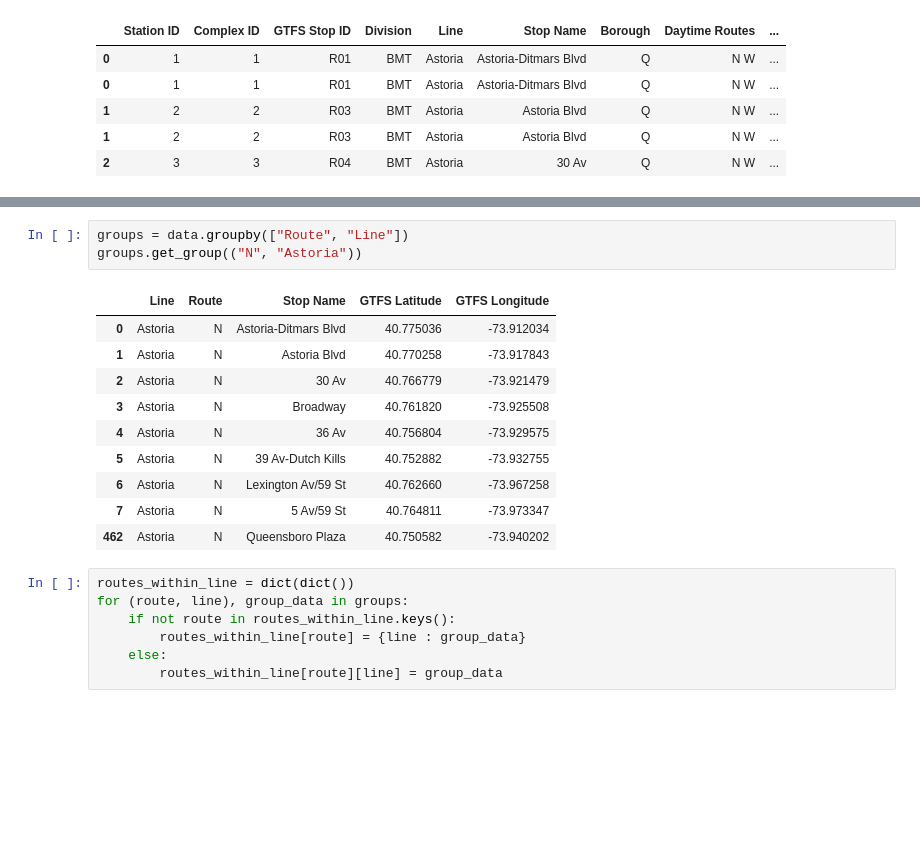
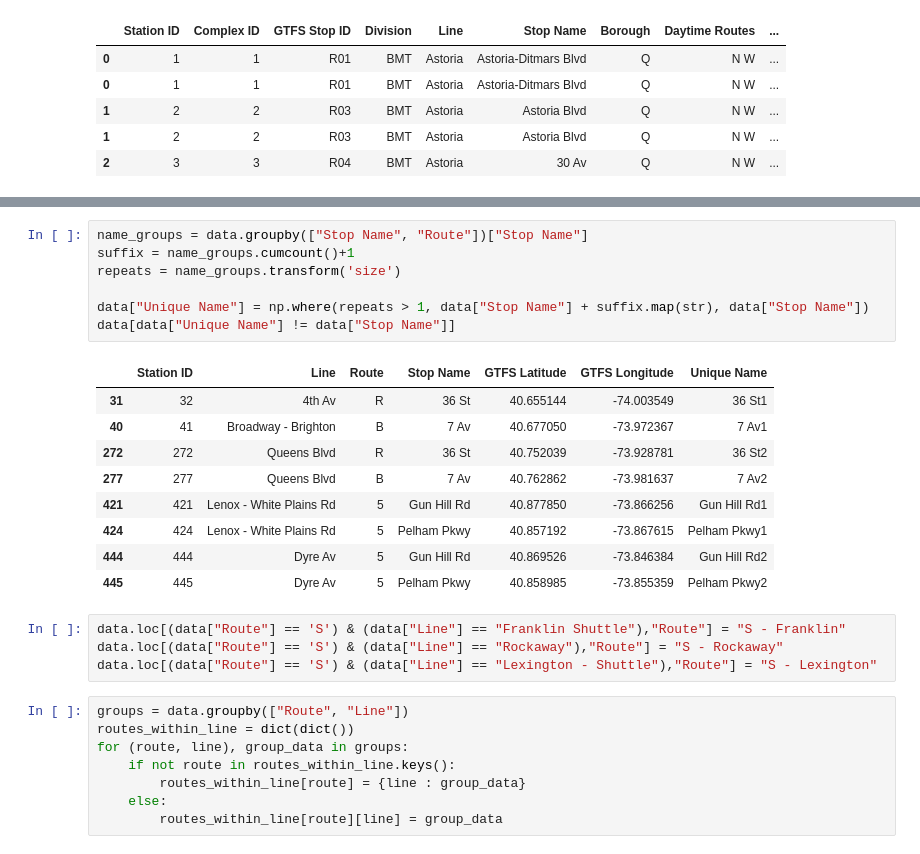
Before and after one commit to alecarreche/City_Folk, a Jupyter notebook: src/data_cleaning.ipynb, the cells around one changed output, grey strips where cells are left out. Drawn from its saved outputs; the diff is of its cells as text; blank space fills up the shorter version.

```diff
--- a/src/data_cleaning.ipynb
+++ b/src/data_cleaning.ipynb
@@ -37,18 +37,26 @@ data.head()
-# %%
-groups = data.groupby(["Route", "Line"])
-groups.get_group(("N", "Astoria"))
-# %% [output]
-|  | Line | Route | Stop Name | GTFS Latitude | GTFS Longitude |
-| 0 | Astoria | N | Astoria-Ditmars Blvd | 40.775036 | -73.912034 |
-| 1 | Astoria | N | Astoria Blvd | 40.770258 | -73.917843 |
-| 2 | Astoria | N | 30 Av | 40.766779 | -73.921479 |
-| 3 | Astoria | N | Broadway | 40.761820 | -73.925508 |
-| 4 | Astoria | N | 36 Av | 40.756804 | -73.929575 |
-| 5 | Astoria | N | 39 Av-Dutch Kills | 40.752882 | -73.932755 |
-| 6 | Astoria | N | Lexington Av/59 St | 40.762660 | -73.967258 |
-| 7 | Astoria | N | 5 Av/59 St | 40.764811 | -73.973347 |
-| 462 | Astoria | N | Queensboro Plaza | 40.750582 | -73.940202 |
+# %%
+name_groups = data.groupby(["Stop Name", "Route"])["Stop Name"]
+suffix = name_groups.cumcount()+1
+repeats = name_groups.transform('size')
+
+data["Unique Name"] = np.where(repeats > 1, data["Stop Name"] + suffix.map(str), data["Stop Name"])
+data[data["Unique Name"] != data["Stop Name"]]
+# %% [output]
+|  | Station ID | Line | Route | Stop Name | GTFS Latitude | GTFS Longitude | Unique Name |
+| 31 | 32 | 4th Av | R | 36 St | 40.655144 | -74.003549 | 36 St1 |
+| 40 | 41 | Broadway - Brighton | B | 7 Av | 40.677050 | -73.972367 | 7 Av1 |
+| 272 | 272 | Queens Blvd | R | 36 St | 40.752039 | -73.928781 | 36 St2 |
+| 277 | 277 | Queens Blvd | B | 7 Av | 40.762862 | -73.981637 | 7 Av2 |
+| 421 | 421 | Lenox - White Plains Rd | 5 | Gun Hill Rd | 40.877850 | -73.866256 | Gun Hill Rd1 |
+| 424 | 424 | Lenox - White Plains Rd | 5 | Pelham Pkwy | 40.857192 | -73.867615 | Pelham Pkwy1 |
+| 444 | 444 | Dyre Av | 5 | Gun Hill Rd | 40.869526 | -73.846384 | Gun Hill Rd2 |
+| 445 | 445 | Dyre Av | 5 | Pelham Pkwy | 40.858985 | -73.855359 | Pelham Pkwy2 |
+# %%
+data.loc[(data["Route"] == 'S') & (data["Line"] == "Franklin Shuttle"),"Route"] = "S - Franklin"
+data.loc[(data["Route"] == 'S') & (data["Line"] == "Rockaway"),"Route"] = "S - Rockaway"
+data.loc[(data["Route"] == 'S') & (data["Line"] == "Lexington - Shuttle"),"Route"] = "S - Lexington"
 # %%
+groups = data.groupby(["Route", "Line"])
 routes_within_line = dict(dict())
 for (route, line), group_data in groups:
     if not route in routes_within_line.keys():
```
Also changed, not shown: parts of 13 cells of this notebook, 2 other files.
